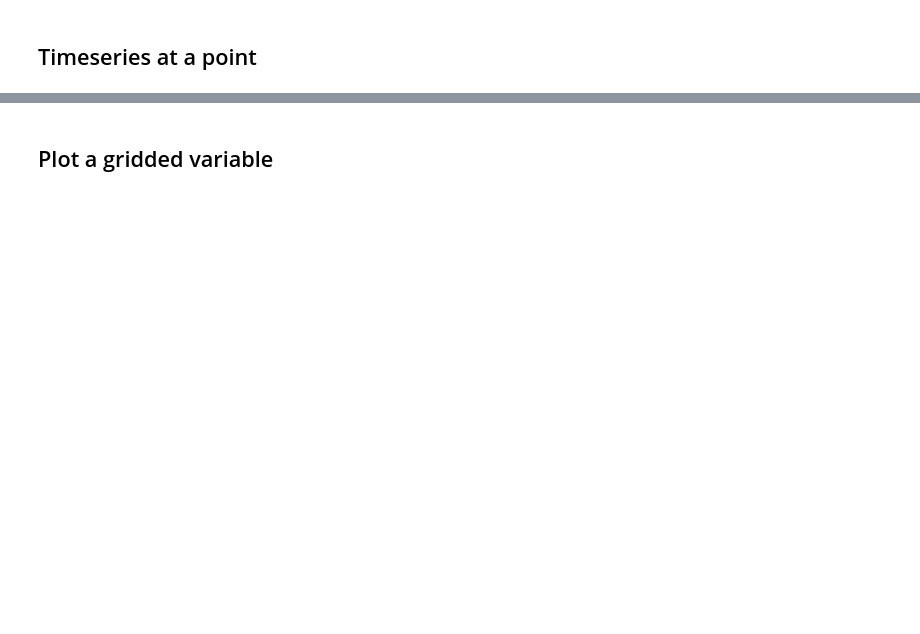
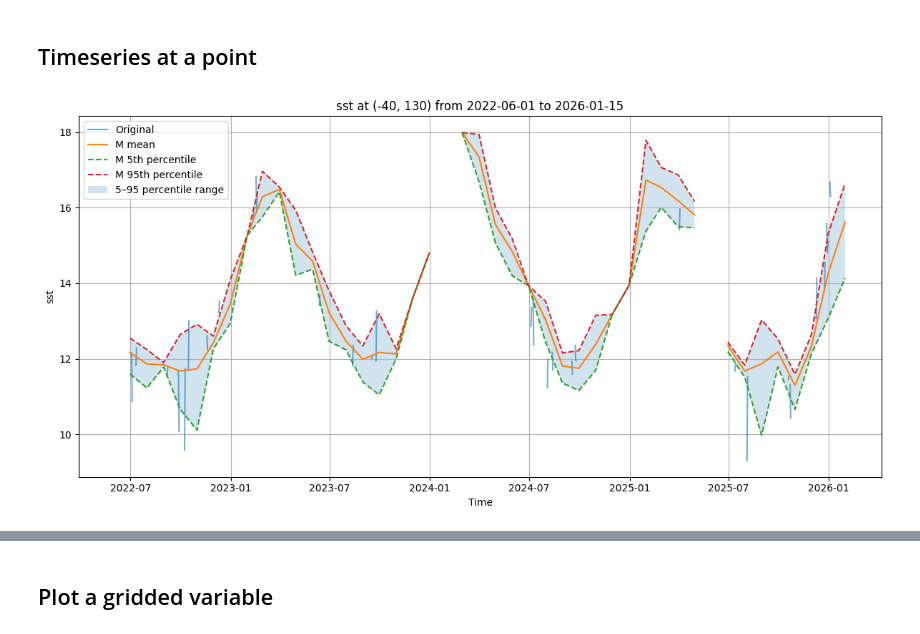
Before and after one commit to aodn/aodn_cloud_optimised, a Jupyter notebook: notebooks/satellite_sst_1day_snpp.ipynb, the cells around one changed output, grey strips where cells are left out. Cells and saved outputs as stored; diff of their text form; code cells hidden in the pictures; blank space fills up the shorter version.

```diff
--- a/notebooks/satellite_sst_1day_snpp.ipynb
+++ b/notebooks/satellite_sst_1day_snpp.ipynb
@@ -66,10 +76,12 @@ aodn_dataset.plot_time_coverage()
 ## Timeseries at a point
 # %%
 %%time
-time_series_df = aodn_dataset.get_timeseries_data(var_name='analysed_sst',
+time_series_df = aodn_dataset.get_timeseries_data(var_name='sst',
                                                   lat=-40,
                                                   lon=130,
-                                                  date_start='2007-12-01',
-                                                  date_end='2009-12-31',
+                                                  date_start='2022-06-01',
+                                                  date_end='2026-01-15',
                                                   lon_name_override="longitude",
                                                   lat_name_override="latitude").plot_timeseries()
+# %% [output]
+[figure, added]
```
Also changed, not shown: parts of 8 cells of this notebook, 8 other files.
